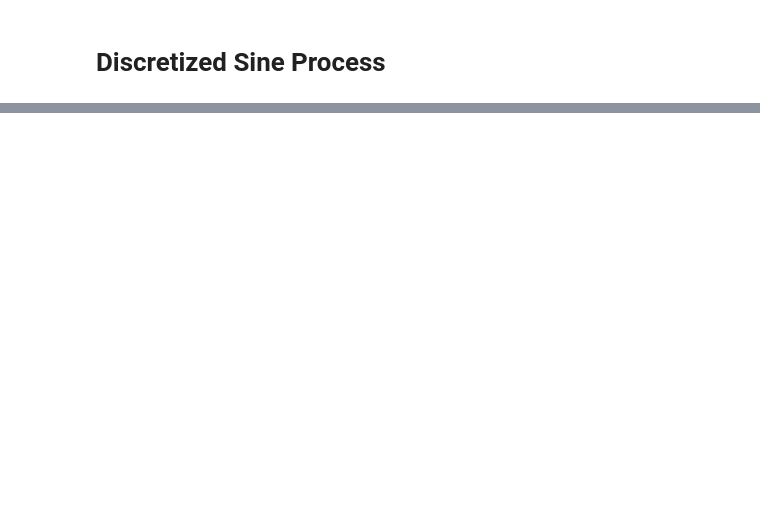
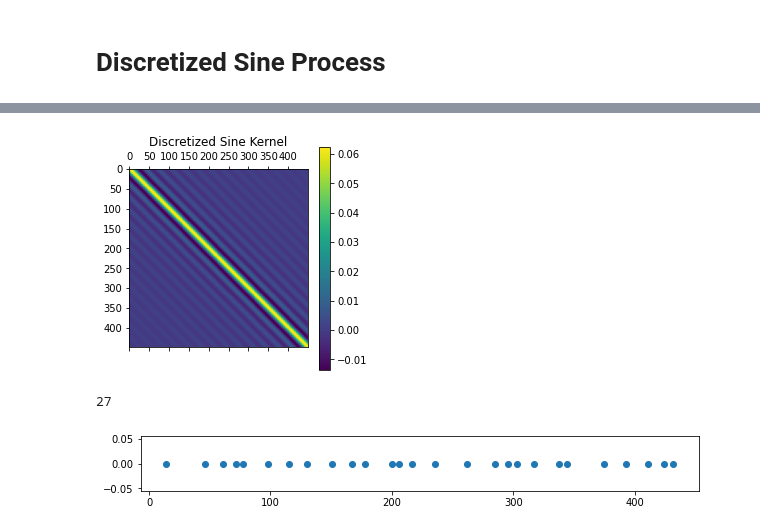
Before and after one commit to SamKirkiles/Determinantal-Point-Process-Sampling, a Jupyter notebook: Determinantal Point Processes.ipynb, the cells around one changed output, grey strips where cells are left out. Cells and saved outputs as stored; diff of their text form; code cells hidden in the pictures; blank space fills up the shorter version.

```diff
--- a/Determinantal Point Processes.ipynb
+++ b/Determinantal Point Processes.ipynb
@@ -168,0 +171,24 @@ print(samples)
+# %%
+def sine_kernel(x,y):
+    return math.sin(math.pi*(x-y))/(math.pi*(x-y))
+
+interval_size = 30
+k=4
+
+kernel = np.array([[sine_kernel(m/(2**k),l/2**k) if m != l else 1 for m in range(interval_size*(2**k-1))] for l in range(interval_size*(2**k-1))])/(2**k)
+
+# print(np.around(np.linalg.eig(kernel)[0].real,4))
+
+plt.matshow(np.array(kernel))
+plt.colorbar()
+plt.title("Discretized Sine Kernel")
+plt.show()
+
+samples,_ = sampling_algorithm_1(kernel)
+fig = plt.figure(figsize=(10,1))
+plt.scatter(samples,np.zeros(len(samples)))
+print(len(samples))
+# %% [output]
+[figure, added]
+27
+[figure, added]
```
Also changed, not shown: parts of 6 cells of this notebook.
